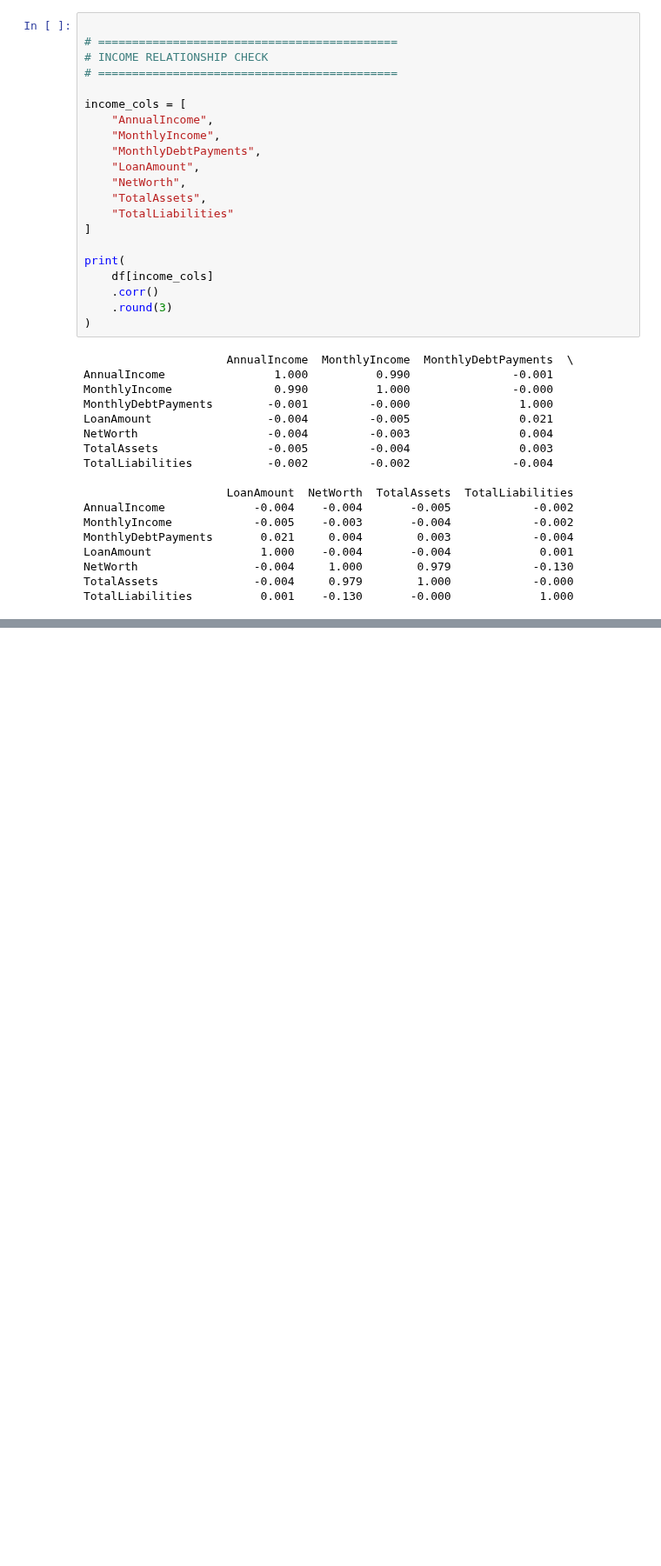
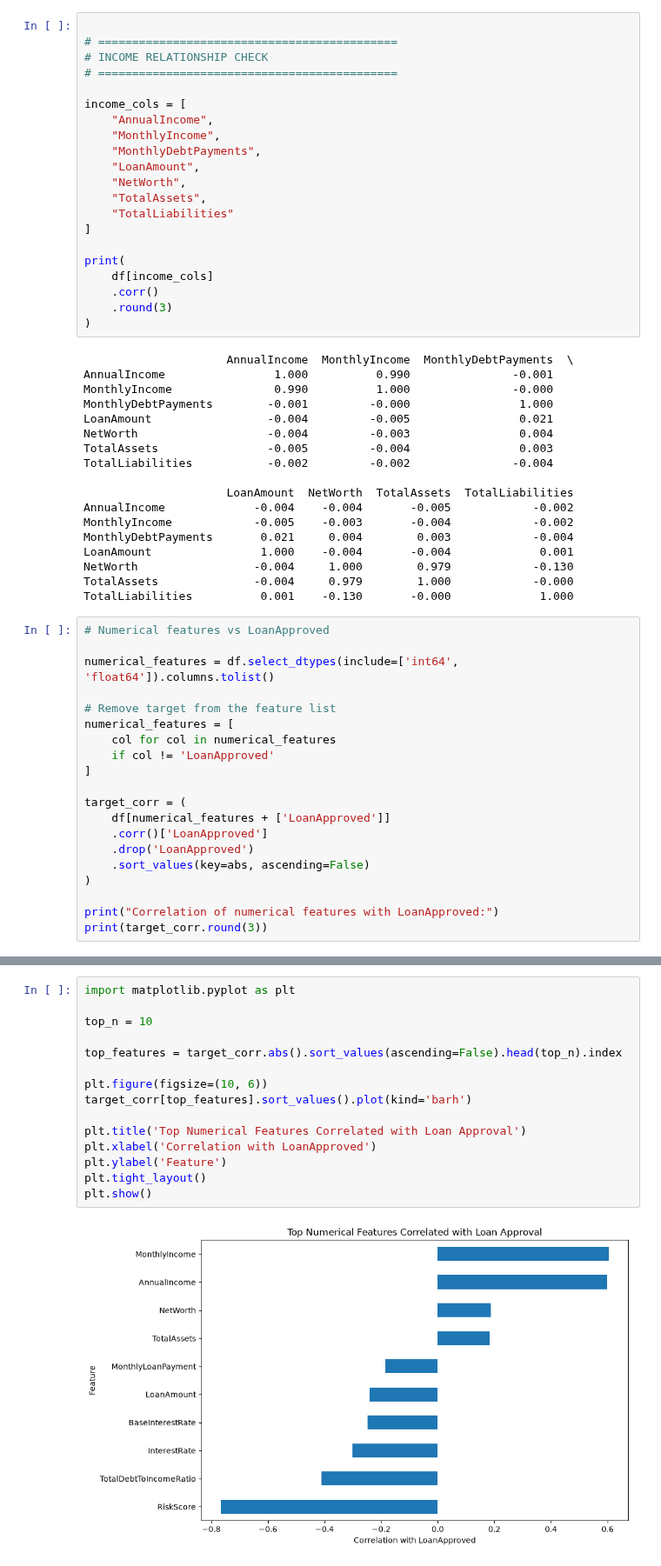
Before and after one commit to AtanuHacks/LoanIQ, a Jupyter notebook: notebooks/LoanIQ_Analysis.ipynb, the cells around one changed output, grey strips where cells are left out. Shown at 87% size. Saved outputs shown, nothing was run; the diff lists cells and outputs as text; blank space fills up the shorter version.

```diff
--- a/notebooks/LoanIQ_Analysis.ipynb
+++ b/notebooks/LoanIQ_Analysis.ipynb
@@ -1074,3 +1074,23 @@ LoanAmount                1.000    -0.004       -0.004             0.001
 NetWorth                 -0.004     1.000        0.979            -0.130
 TotalAssets              -0.004     0.979        1.000            -0.000
 TotalLiabilities          0.001    -0.130       -0.000             1.000
+# %%
+# Numerical features vs LoanApproved
+
+numerical_features = df.select_dtypes(include=['int64', 'float64']).columns.tolist()
+
+# Remove target from the feature list
+numerical_features = [
+    col for col in numerical_features
+    if col != 'LoanApproved'
+]
+
+target_corr = (
+    df[numerical_features + ['LoanApproved']]
+    .corr()['LoanApproved']
+    .drop('LoanApproved')
+    .sort_values(key=abs, ascending=False)
+)
+
+print("Correlation of numerical features with LoanApproved:")
+print(target_corr.round(3))
@@ -1076,0 +1115,17 @@ TotalLiabilities          0.001    -0.130       -0.000             1.000
+# %%
+import matplotlib.pyplot as plt
+
+top_n = 10
+
+top_features = target_corr.abs().sort_values(ascending=False).head(top_n).index
+
+plt.figure(figsize=(10, 6))
+target_corr[top_features].sort_values().plot(kind='barh')
+
+plt.title('Top Numerical Features Correlated with Loan Approval')
+plt.xlabel('Correlation with LoanApproved')
+plt.ylabel('Feature')
+plt.tight_layout()
+plt.show()
+# %% [output]
+[figure, added]
```
Also changed, not shown: parts of 42 cells of this notebook.
